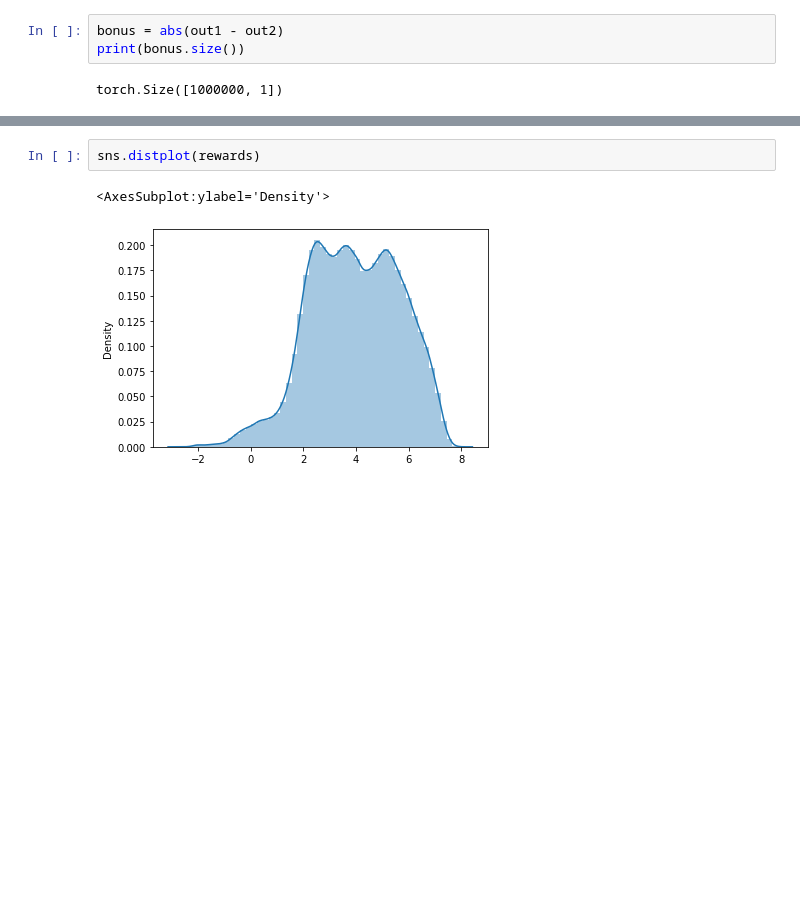
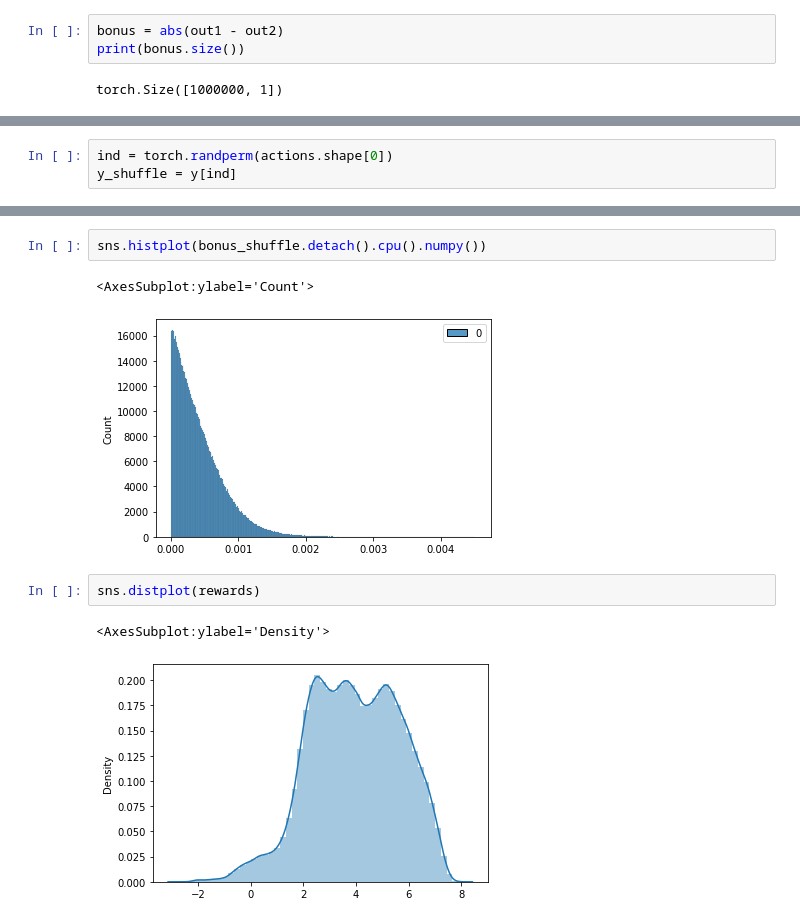
Before and after one commit to shidilrzf/continuous_rnd, a Jupyter notebook: sac/examples/notebooks/beta.ipynb, the cells around one changed output, grey strips where cells are left out. Cells and saved outputs as stored; diff of their text form; blank space fills up the shorter version.

```diff
--- a/sac/examples/notebooks/beta.ipynb
+++ b/sac/examples/notebooks/beta.ipynb
@@ -77,0 +74,3 @@ sns.distplot(bonus.detach().cpu().numpy())
+# %%
+ind = torch.randperm(actions.shape[0])
+y_shuffle = y[ind]
@@ -78,3 +85,8 @@ sns.distplot(bonus.detach().cpu().numpy())
+# %%
+sns.histplot(bonus_shuffle.detach().cpu().numpy())
+# %% [output]
+<AxesSubplot:ylabel='Count'>
+[figure, added]
 # %%
 sns.distplot(rewards)
 # %% [output]
```
Also changed, not shown: parts of 3 cells of this notebook.
